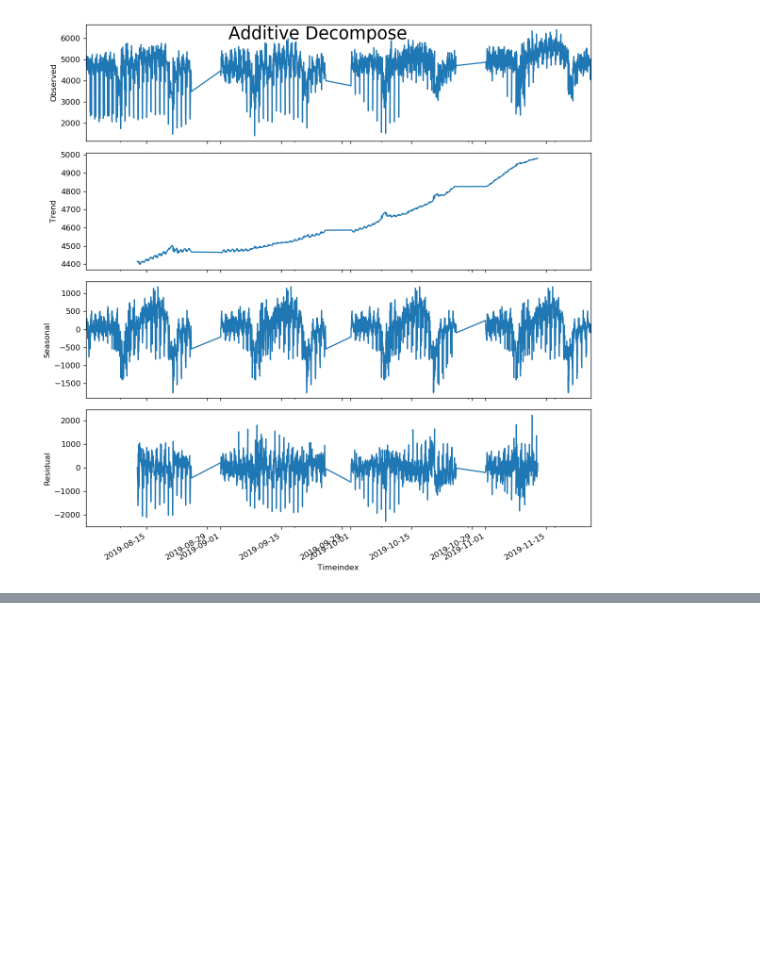
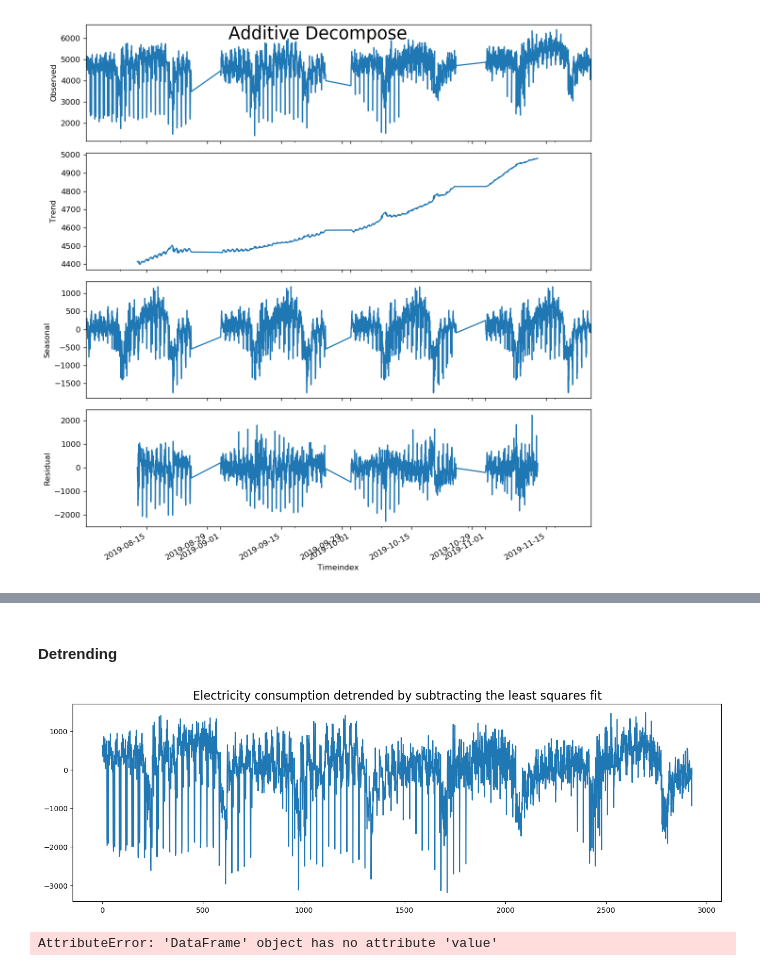
Before and after one commit to denismoroz1981/divd_project, a Jupyter notebook: divd_project.ipynb, the cells around one changed output, grey strips where cells are left out. Saved outputs shown, nothing was run; the diff lists cells and outputs as text; code cells hidden in the pictures; blank space fills up the shorter version.

Commit message:
test for stationarity, detrending

```diff
--- a/divd_project.ipynb
+++ b/divd_project.ipynb
@@ -96,0 +135,19 @@ pandas.core.frame.DataFrame
+# %% [markdown]
+#### Detrending
+# %%
+#Using scipy: Subtract the line of best fit
+from scipy import signal
+detrended = signal.detrend(ser)
+plt.figure(figsize=(16,5), dpi=100)
+plt.plot(detrended)
+plt.title('Electricity consumption detrended by subtracting the least squares fit', fontsize=16)
+plt.show()
+# %% [output]
+[figure, added]
+# %%
+#Using statmodels: Subtracting the Trend Component.
+detrended = df.value.values - result_mul.trend
+plt.plot(detrended)
+plt.title('Drug Sales detrended by subtracting the trend component', fontsize=16)
+# %% [output]
+AttributeError: 'DataFrame' object has no attribute 'value'
```
Also changed, not shown: parts of 6 cells of this notebook.
